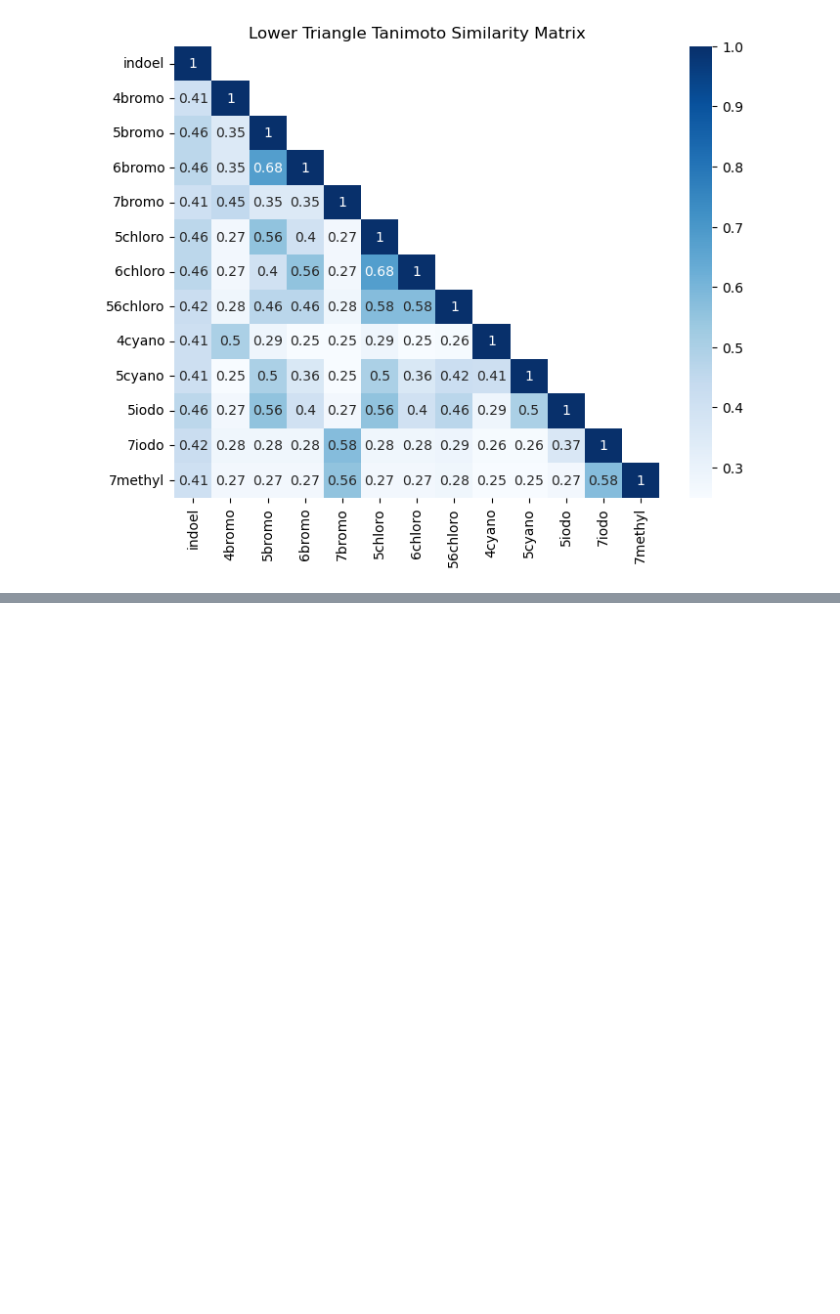
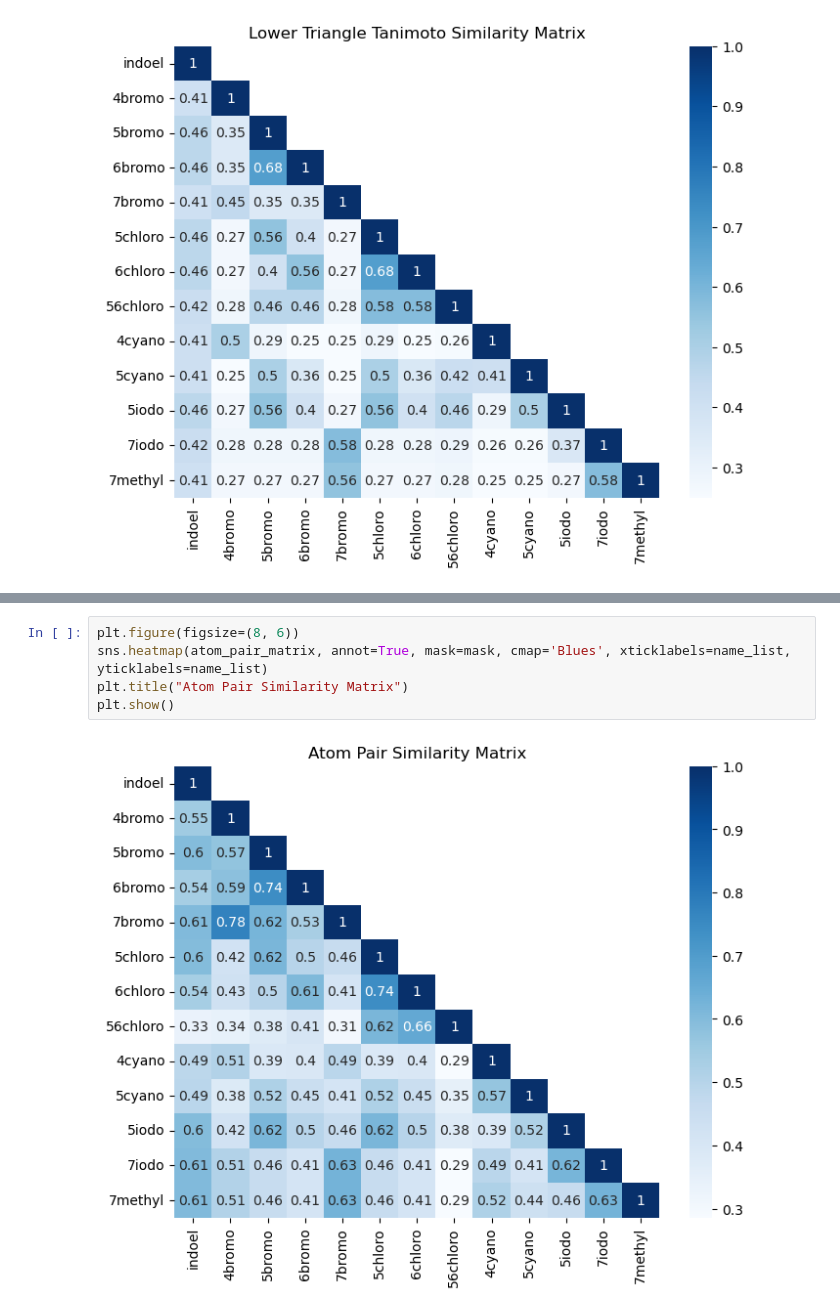
Before and after one commit to fhalab/substrate_aware_zs, a Jupyter notebook: sandbox/sub_vis.ipynb, the cells around one changed output, grey strips where cells are left out. Drawn from its saved outputs; the diff is of its cells as text; blank space fills up the shorter version.

```diff
--- a/sandbox/sub_vis.ipynb
+++ b/sandbox/sub_vis.ipynb
@@ -61,0 +287,7 @@ plt.show()
+# %%
+plt.figure(figsize=(8, 6))
+sns.heatmap(atom_pair_matrix, annot=True, mask=mask, cmap='Blues', xticklabels=name_list, yticklabels=name_list)
+plt.title("Atom Pair Similarity Matrix")
+plt.show()
+# %% [output]
+[figure, added]
```
Also changed, not shown: parts of 15 cells of this notebook, 4 other files.
